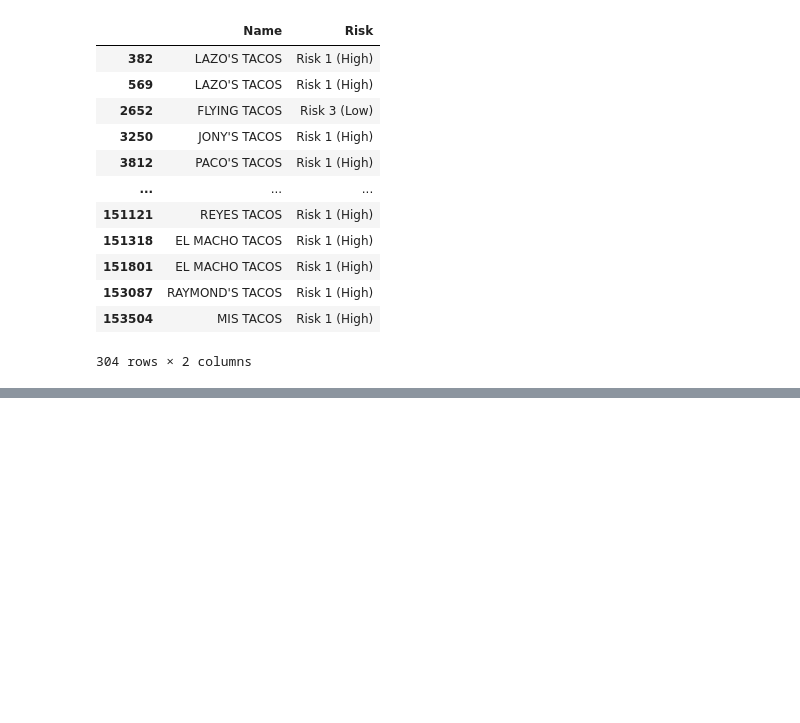
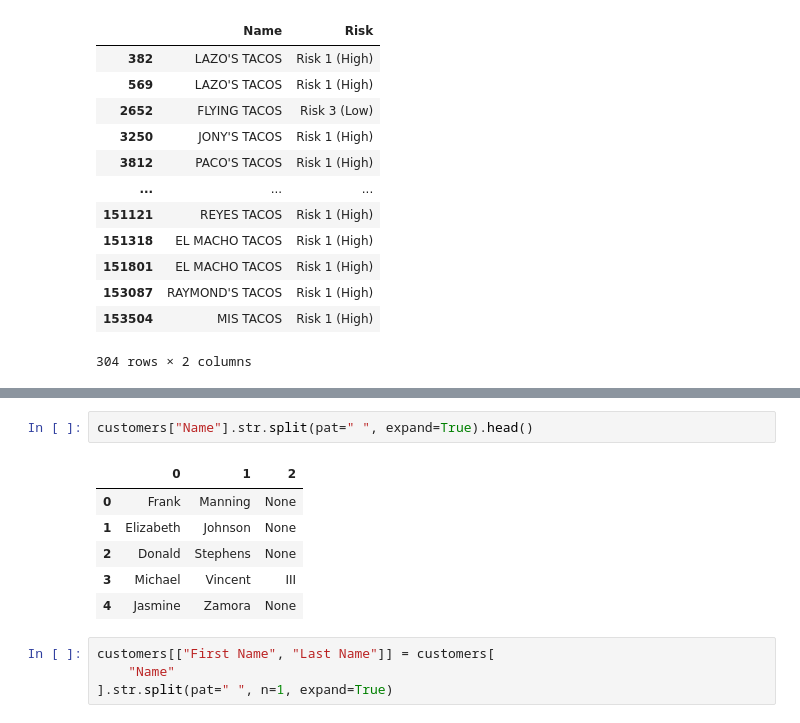
Before and after one commit to ljyGmail/pandas_in_action, a Jupyter notebook: ch06_working_with_text_data.ipynb, the cells around one changed output, grey strips where cells are left out. Cells and saved outputs as stored; diff of their text form; blank space fills up the shorter version.

```diff
--- a/ch06_working_with_text_data.ipynb
+++ b/ch06_working_with_text_data.ipynb
@@ -320,0 +415,13 @@ inspections[ends_with_tacos]
+# %%
+customers["Name"].str.split(pat=" ", expand=True).head()
+# %% [output]
+|  | 0 | 1 | 2 |
+| 0 | Frank | Manning | None |
+| 1 | Elizabeth | Johnson | None |
+| 2 | Donald | Stephens | None |
+| 3 | Michael | Vincent | III |
+| 4 | Jasmine | Zamora | None |
+# %%
+customers[["First Name", "Last Name"]] = customers[
+    "Name"
+].str.split(pat=" ", n=1, expand=True)
```
Also changed, not shown: parts of 14 cells of this notebook.
